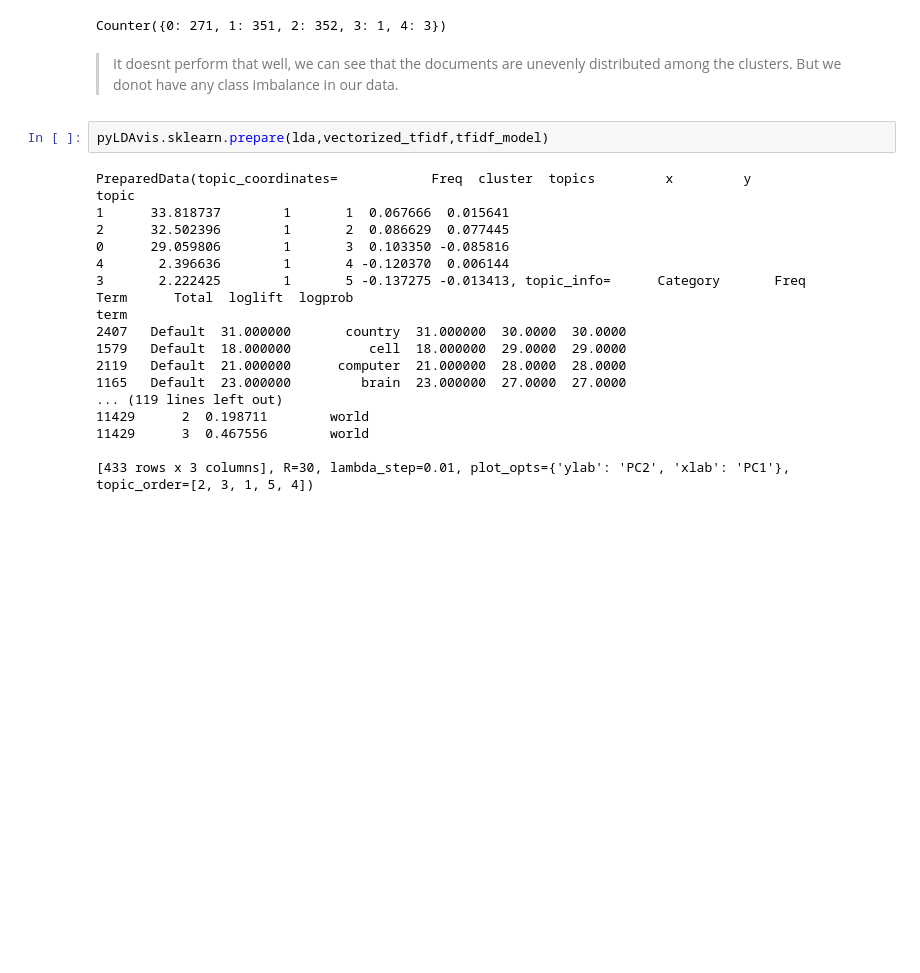
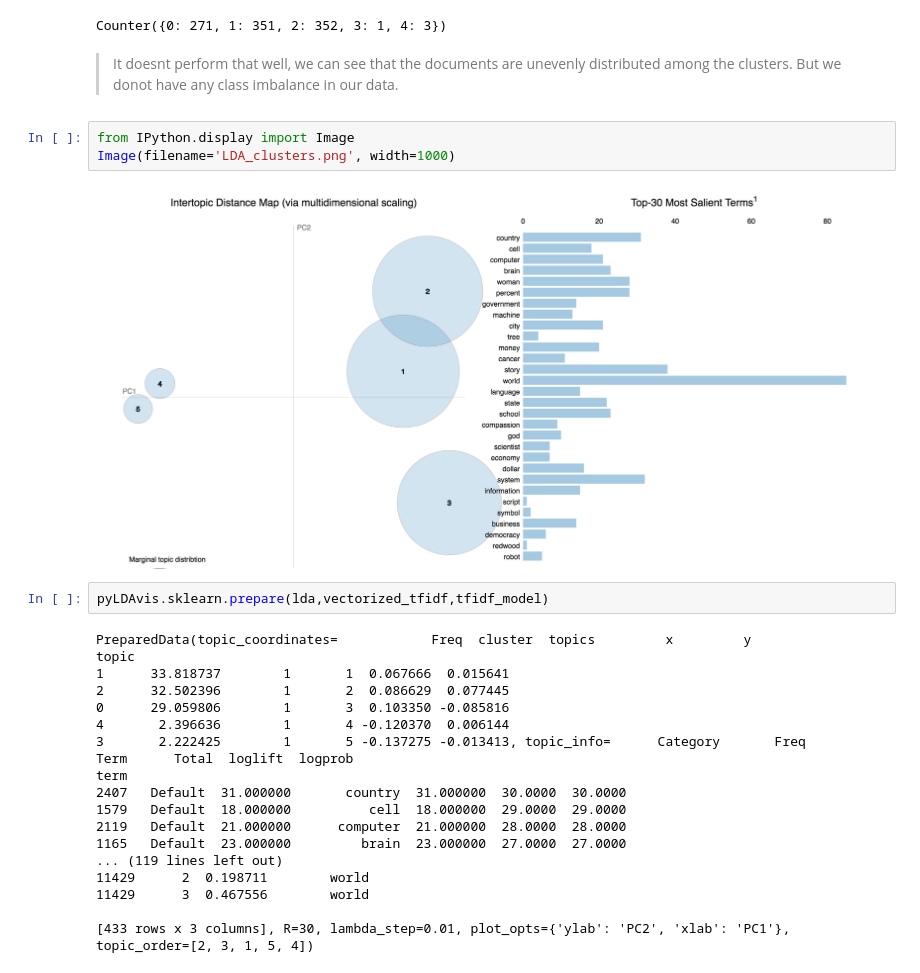
Before and after one commit to vijeth8/TED-Talks-Topic-modeling-and-Classification, a Jupyter notebook: TED_main.ipynb, the cells around one changed output. Drawn from its saved outputs; the diff is of its cells as text; blank space fills up the shorter version.

```diff
--- a/TED_main.ipynb
+++ b/TED_main.ipynb
@@ -520,6 +520,11 @@ Counter([np.argmax(i) for i in v])
 Counter({0: 271, 1: 351, 2: 352, 3: 1, 4: 3})
 # %% [markdown]
 > It doesnt perform that well, we can see that the documents are unevenly distributed among the clusters. But we donot have any class imbalance in our data.
+# %%
+from IPython.display import Image
+Image(filename='LDA_clusters.png', width=1000)
+# %% [output]
+[figure, added]
 # %%
 pyLDAvis.sklearn.prepare(lda,vectorized_tfidf,tfidf_model)
 # %% [output]
```
Also changed, not shown: parts of 1 cell of this notebook.
